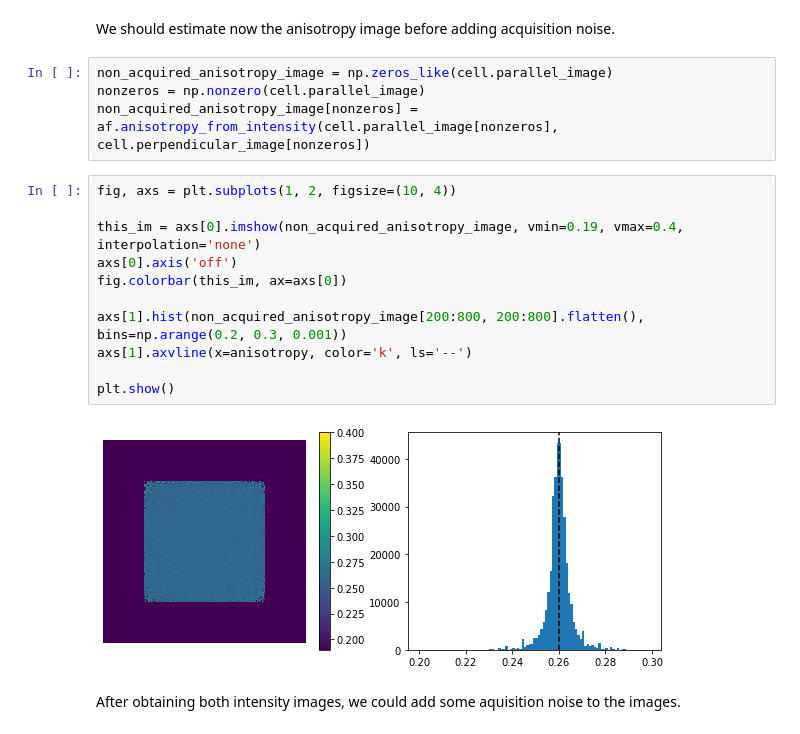
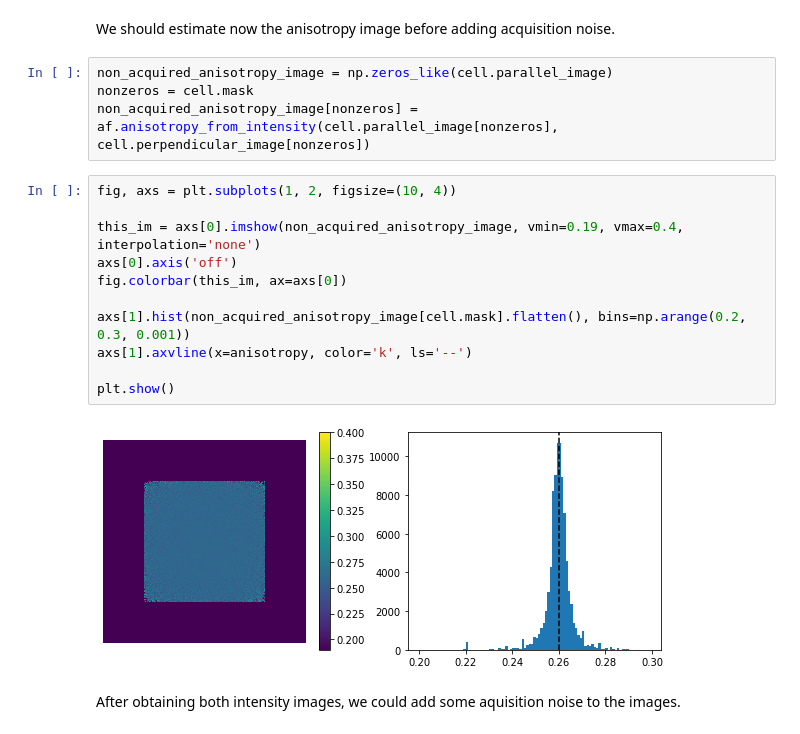
Before and after one commit to acorbat/anisotropy_errors, a Jupyter notebook: anisotropy_errors.ipynb, the cells around one changed output. Drawn from its saved outputs; the diff is of its cells as text.

```diff
--- a/anisotropy_errors.ipynb
+++ b/anisotropy_errors.ipynb
@@ -103,21 +103,21 @@ plt.show()
 We should estimate now the anisotropy image before adding acquisition noise.
 # %%
 non_acquired_anisotropy_image = np.zeros_like(cell.parallel_image)
-nonzeros = np.nonzero(cell.parallel_image)
+nonzeros = cell.mask
 non_acquired_anisotropy_image[nonzeros] = af.anisotropy_from_intensity(cell.parallel_image[nonzeros], cell.perpendicular_image[nonzeros])
 # %%
 fig, axs = plt.subplots(1, 2, figsize=(10, 4))
 
 this_im = axs[0].imshow(non_acquired_anisotropy_image, vmin=0.19, vmax=0.4, interpolation='none')
 axs[0].axis('off')
 fig.colorbar(this_im, ax=axs[0])
 
-axs[1].hist(non_acquired_anisotropy_image[200:800, 200:800].flatten(), bins=np.arange(0.2, 0.3, 0.001))
+axs[1].hist(non_acquired_anisotropy_image[cell.mask].flatten(), bins=np.arange(0.2, 0.3, 0.001))
 axs[1].axvline(x=anisotropy, color='k', ls='--')
 
 plt.show()
 # %% [output]
-[figure, old version]
+[figure, new version]
 # %% [markdown]
 After obtaining both intensity images, we could add some aquisition noise to the images.
 # %%
```
Also changed, not shown: parts of 9 cells of this notebook, 1 other file.
